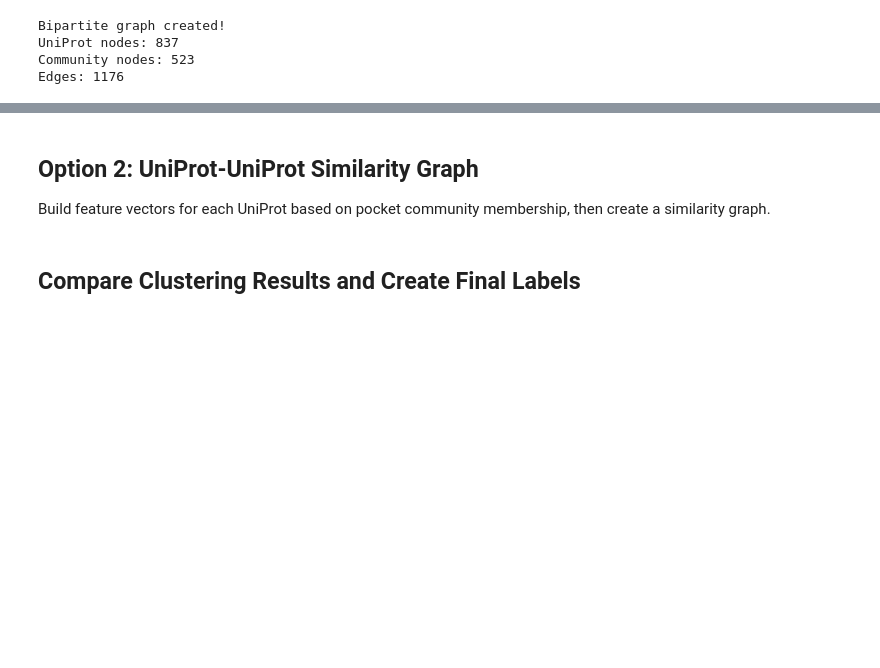
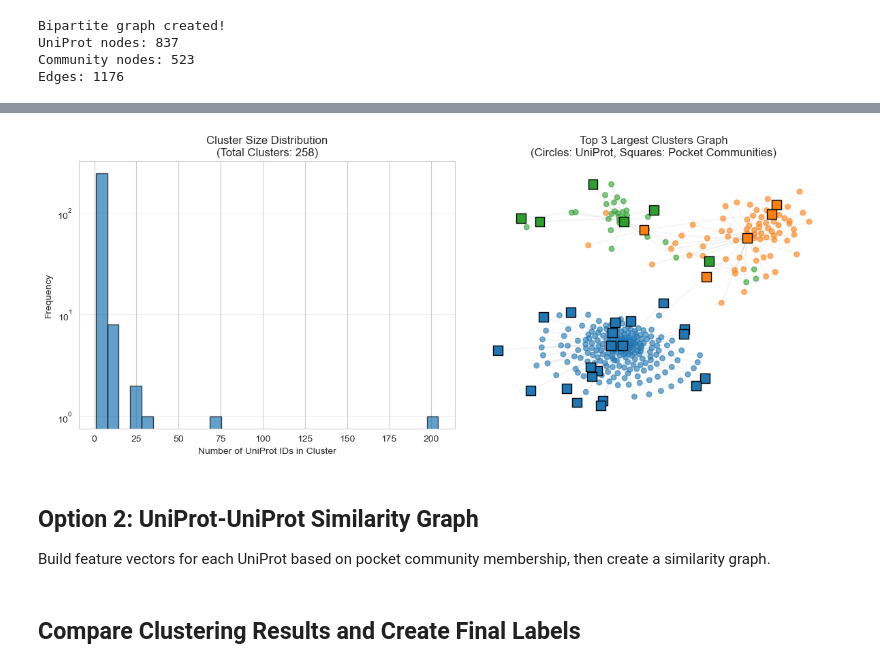
Before and after one commit to AaronXu9/VLS-Benchmark-Dataset, a Jupyter notebook: notebooks/protein_graph_analysis.ipynb, the cells around one changed output, grey strips where cells are left out. Drawn from its saved outputs; the diff is of its cells as text; code cells hidden in the pictures; blank space fills up the shorter version.

Commit message:
louvain cluster for all thresholds

```diff
--- a/notebooks/protein_graph_analysis.ipynb
+++ b/notebooks/protein_graph_analysis.ipynb
@@ -333,0 +339,7 @@ print(f"Cluster size distribution (top 10): {cluster_sizes_louvain.most_common(1
+# %%
+count = 0
+for cluster_id, size in cluster_sizes_louvain.items():
+    if size == 1:
+        count += 1
+        # print(f"Singleton cluster: {cluster_id}")
+print(f"Total singleton clusters: {count}")
@@ -333,0 +348,74 @@ print(f"Cluster size distribution (top 10): {cluster_sizes_louvain.most_common(1
+# %%
+# Visualization
+import matplotlib.pyplot as plt
+
+# 1. Plot Cluster Size Distribution (UniProt nodes only)
+plt.figure(figsize=(12, 5))
+
+plt.subplot(1, 2, 1)
+sizes = list(cluster_sizes_louvain.values())
+plt.hist(sizes, bins=30, edgecolor='black', alpha=0.7)
+plt.title(f"Cluster Size Distribution\n(Total Clusters: {len(cluster_sizes_louvain)})")
+plt.xlabel("Number of UniProt IDs in Cluster")
+plt.ylabel("Frequency")
+plt.yscale('log')
+plt.grid(axis='y', alpha=0.3)
+
+# 2. Visualize Top Clusters (Subgraph)
+plt.subplot(1, 2, 2)
+
+# Identify top 3 largest clusters (by number of UniProt nodes)
+top_clusters = cluster_sizes_louvain.most_common(3)
+top_cluster_ids = [c[0] for c in top_clusters]
+print(f"Visualizing top 3 clusters with IDs: {top_cluster_ids}")
+
+# Collect all nodes (UniProt + Community) belonging to these clusters
+subgraph_nodes = set()
+node_to_cluster_color = {}
+colors = ['#1f77b4', '#ff7f0e', '#2ca02c']  # Blue, Orange, Green
+
+for i, cluster_id in enumerate(top_cluster_ids):
+    # communities_louvain is a list of sets containing all nodes in that community
+    nodes_in_cluster = communities_louvain[cluster_id]
+    subgraph_nodes.update(nodes_in_cluster)
+
+    for node in nodes_in_cluster:
+        node_to_cluster_color[node] = colors[i]
+
+# Create subgraph
+H = G_nx.subgraph(subgraph_nodes)
+
+# Layout
+pos = nx.spring_layout(H, k=0.15, seed=42, iterations=50)
+
+# Separate nodes by type for different shapes
+uniprot_nodes = [n for n in H.nodes() if not str(n).startswith('comm_')]
+comm_nodes = [n for n in H.nodes() if str(n).startswith('comm_')]
+
+# Draw UniProt nodes (Circles)
+nx.draw_networkx_nodes(H, pos,
+                       nodelist=uniprot_nodes,
+                       node_color=[node_to_cluster_color[n] for n in uniprot_nodes],
+                       node_shape='o',
+                       node_size=30,
+                       alpha=0.6,
+                       label='UniProt')
+
+# Draw Community nodes (Squares)
+nx.draw_networkx_nodes(H, pos,
+                       nodelist=comm_nodes,
+                       node_color=[node_to_cluster_color[n] for n in comm_nodes],
+                       node_shape='s',
+                       node_size=100,
+                       edgecolors='black',
+                       alpha=1.0,
+                       label='Pocket Comm')
+
+# Draw edges
+nx.draw_networkx_edges(H, pos, alpha=0.1, edge_color='gray')
+
+plt.title("Top 3 Largest Clusters Graph\n(Circles: UniProt, Squares: Pocket Communities)")
+plt.axis('off')
+plt.tight_layout()
+plt.show()
+# %% [output]
@@ -334,3 +423,4 @@ print(f"Cluster size distribution (top 10): {cluster_sizes_louvain.most_common(1
+[figure, added]
 # %% [markdown]
 ## Option 2: UniProt-UniProt Similarity Graph
 
```
Also changed, not shown: parts of 13 cells of this notebook, 1 other file.
